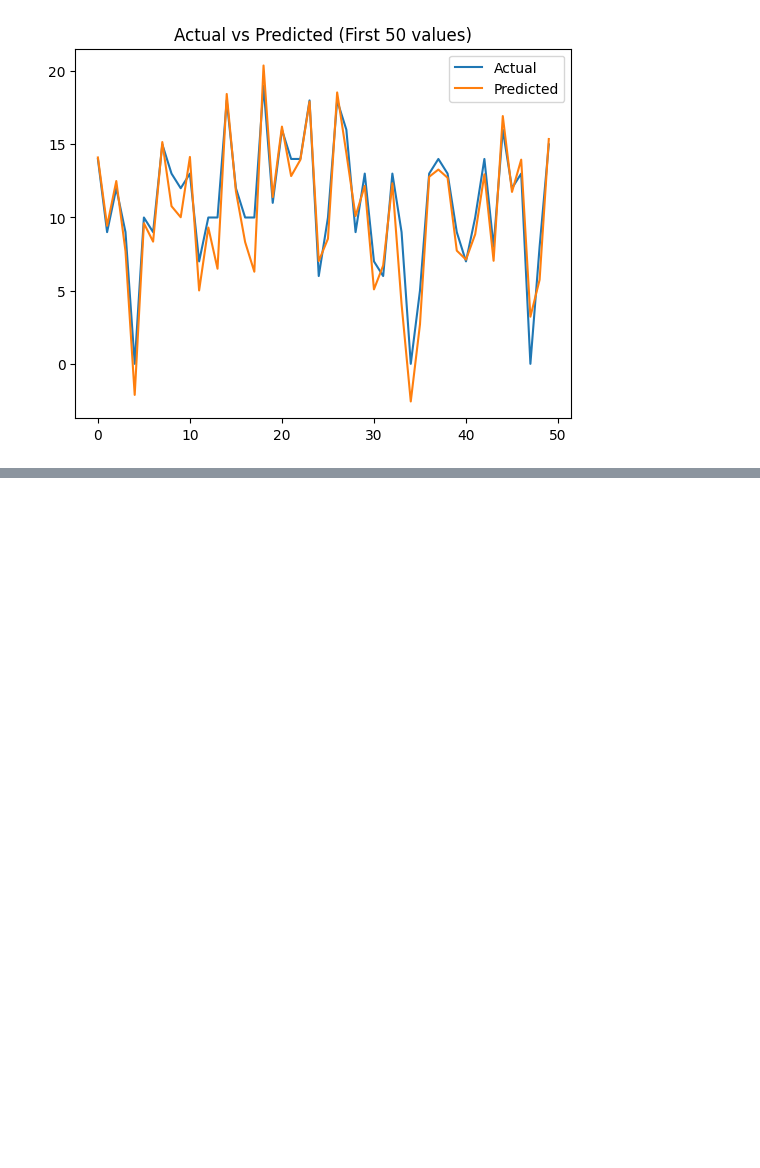
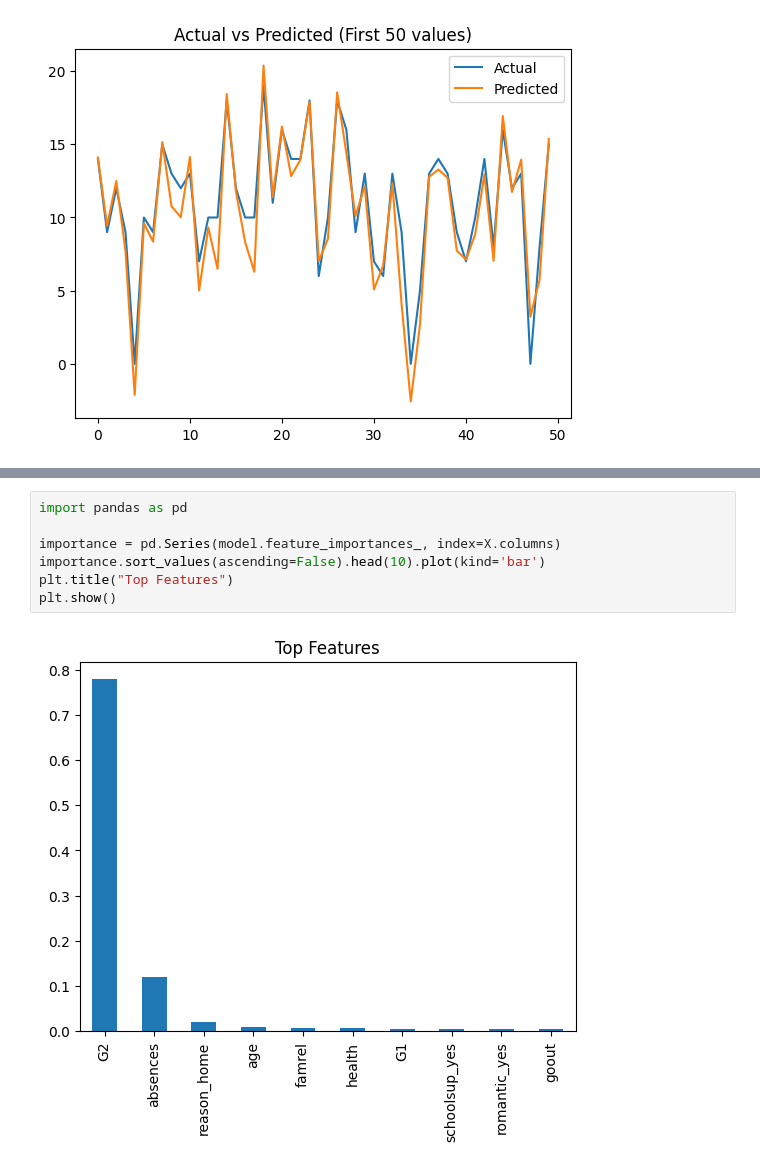
Before and after one commit to rasikacs23172/mechine-learning-tae, a Jupyter notebook: taemodule1.ipynb, the cells around one changed output, grey strips where cells are left out. Drawn from its saved outputs; the diff is of its cells as text; blank space fills up the shorter version.

```diff
--- a/taemodule1.ipynb
+++ b/taemodule1.ipynb
@@ -194,0 +335,9 @@ plt.show()
+# %%
+import pandas as pd
+
+importance = pd.Series(model.feature_importances_, index=X.columns)
+importance.sort_values(ascending=False).head(10).plot(kind='bar')
+plt.title("Top Features")
+plt.show()
+# %% [output]
+[figure, added]
```
Also changed, not shown: parts of 18 cells of this notebook.
